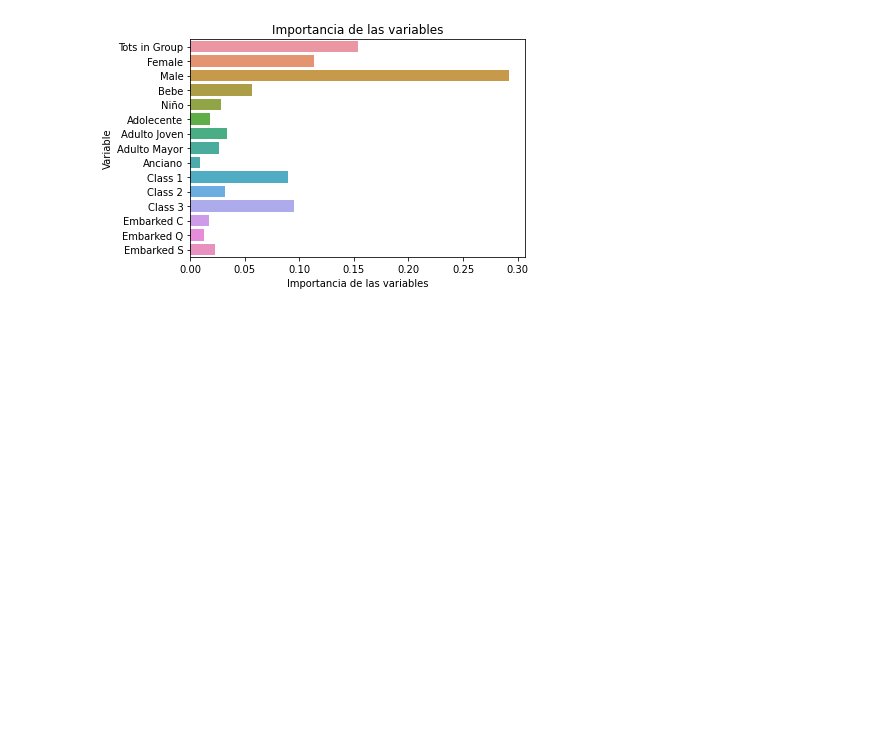
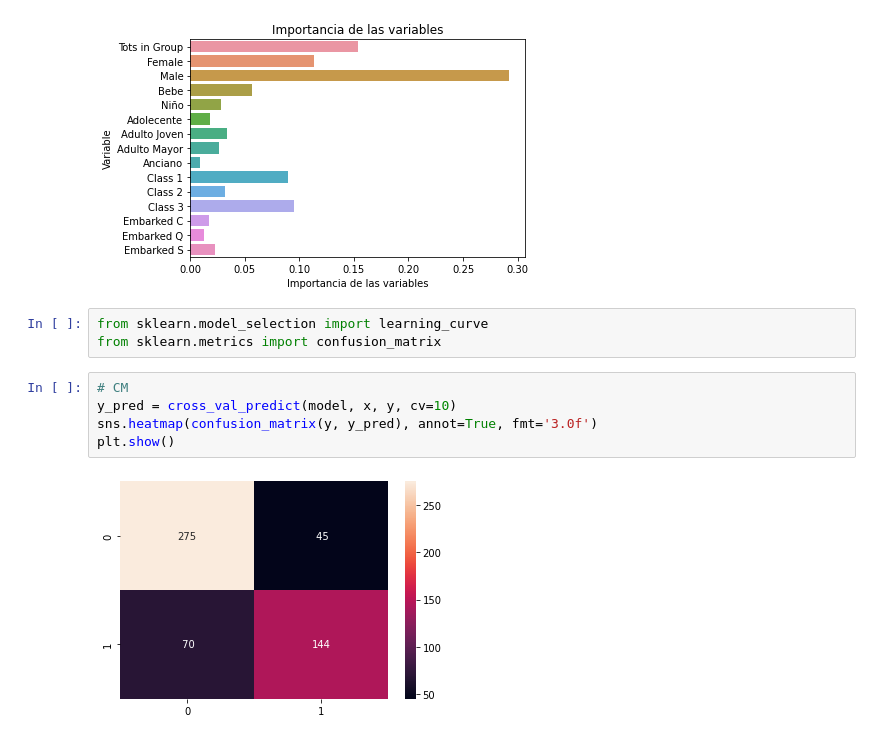
Before and after one commit to francoquintanilla0/M2-ML_Library, a Jupyter notebook: Libreria_Titanic.ipynb, the cells around one changed output. Saved outputs shown, nothing was run; the diff lists cells and outputs as text; blank space fills up the shorter version.

```diff
--- a/Libreria_Titanic.ipynb
+++ b/Libreria_Titanic.ipynb
@@ -459,3 +459,13 @@ plt.title('Importancia de las variables')
 plt.show()
 # %% [output]
 [figure]
+# %%
+from sklearn.model_selection import learning_curve
+from sklearn.metrics import confusion_matrix
+# %%
+# CM
+y_pred = cross_val_predict(model, x, y, cv=10)
+sns.heatmap(confusion_matrix(y, y_pred), annot=True, fmt='3.0f')
+plt.show()
+# %% [output]
+[figure, added]
```
Also changed, not shown: parts of 2 cells of this notebook.
